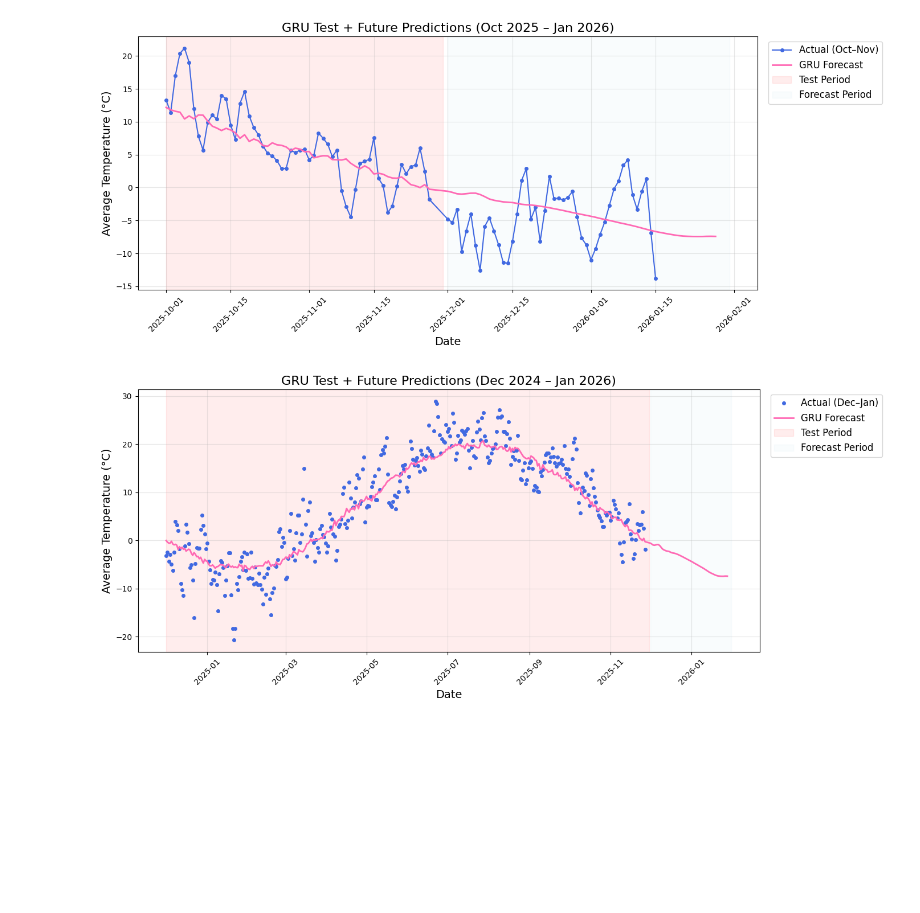
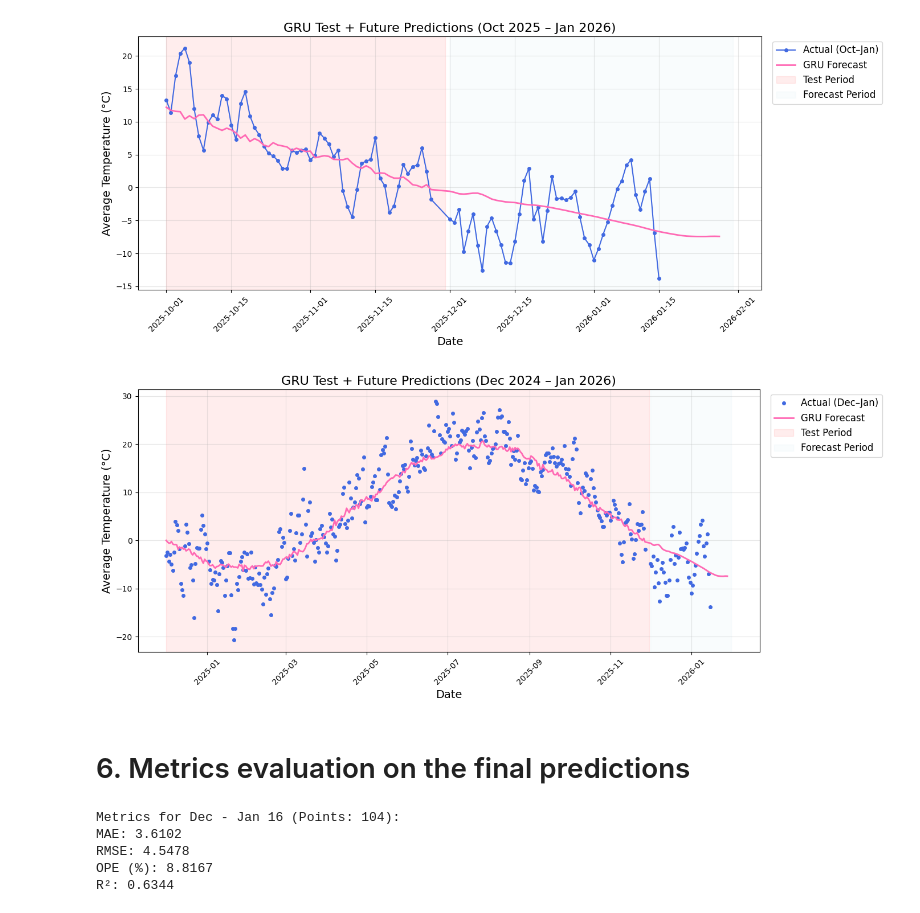
Before and after one commit to smn-krn/TIS3IL-WS25-Project, a Jupyter notebook: code/04-final-prediction.ipynb, the cells around one changed output. Saved outputs shown, nothing was run; the diff lists cells and outputs as text; code cells hidden in the pictures; blank space fills up the shorter version.

Commit message:
Final visualizations, updated preprocessing report with images, updated slides for project pitch

```diff
--- a/code/04-final-prediction.ipynb
+++ b/code/04-final-prediction.ipynb
@@ -59,7 +76,7 @@ KY310   -84.1798        269  America/Detroit   26977.6
 # %%
 # Set time period
 START = datetime(2025, 12, 1)
-END = datetime(2026, 1, 15)
+END = datetime(2026, 1, 16)
 
 
 # Get daily data
@@ -166,7 +179,7 @@ Non-Null Count  Dtype
 dtypes: Float64(1)
 memory usage: 782.0 bytes
 # %%
-preprocessed_data = pd.read_csv(r'C:\Users\Celina Binder\Documents\github_respository\TIS3IL-WS25-Project\data\processed\processed_weather_data_michigan.csv', index_col='time')
+preprocessed_data = pd.read_csv(r'C:\Public\TIS3IL-WS25-Project\data\processed\processed_weather_data_michigan.csv', index_col='time')
 # %%
 df_old = preprocessed_data.reset_index(drop=False)
 df_new = data.reset_index(drop=False)
@@ -229,7 +242,7 @@ splits = split_time_series(
     val_end="2020-12-31",
     test_end="2025-11-30",
     start_date="1980-01-01",
-    end_date="2026-01-15"
+    end_date="2026-01-16"
 )
 
 train_df = splits["train"]
@@ -426,7 +441,7 @@ plt.show()
 future_pred = pd.read_parquet("../data/models/best_neural_forecast_dec_jan.parquet", engine="fastparquet")
 
 #Filter actual test data for December–January
-test_dec_jan = df_all[(df_all['time'] >= "2024-12-01") & (df_all['time'] <= "2026-01-15")]
+test_dec_jan = df_all[(df_all['time'] >= "2024-12-01") & (df_all['time'] <= "2026-01-16")]
 
 #Example if column is 'index' instead of 'ds'
 if 'date' in future_pred.columns:
@@ -438,37 +453,86 @@ future_pred['ds'] = pd.to_datetime(future_pred['ds'])
 
 #Get corresponding GRU test predictions for Dec–Nov
 test_pred_series = pd.Series(neural_results['test_pred'], index=test_df['time'])
-test_pred_oct_nov = test_pred_series.loc["2024-12-01":"2025-11-30"]
+test_pred_dec_nov = test_pred_series.loc["2024-12-01":"2025-11-30"]
 
 #Combine test predictions with future predictions (Dec–Jan)
 #Convert index to Series before concatenation
-combined_dates = pd.concat([pd.Series(test_pred_oct_nov.index), future_pred['ds']])
-combined_values = pd.concat([pd.Series(test_pred_oct_nov.values), future_pred['y_pred']])
+combined_dates = pd.concat([pd.Series(test_pred_dec_nov.index), future_pred['ds']])
+combined_values = pd.concat([pd.Series(test_pred_dec_nov.values), future_pred['y_pred']])
 
 
 #Plot
 plt.figure(figsize=(14, 6))
 
-#Actual data for Dec–Nov
-plt.plot(test_oct_nov['time'], test_oct_nov['tavg'], 'o', color='royalblue', markersize=4, label='Actual (Dec–Nov)')
+#Actual data for Dec–Jan
+plt.plot(test_dec_jan['time'], test_dec_jan['tavg'], 'o', color='royalblue', markersize=4, label='Actual (Dec–Jan)')
 
 #GRU forecast (test + future)
 plt.plot(combined_dates, combined_values, '-', color='hotpink', linewidth=2, label='GRU Forecast')
 
 #highlight Dec–Nov and Dec–Jan periods
 plt.axvspan("2024-12-01", "2025-11-30", color='red', alpha=0.07, label="Test Period")
 plt.axvspan("2025-12-01", "2026-01-31", color='lightblue', alpha=0.07, label="Forecast Period")
 
 #Labels, grid, and legend
 plt.xlabel("Date", fontsize=14)
 plt.ylabel("Average Temperature (°C)", fontsize=14)
 plt.title("GRU Test + Future Predictions (Dec 2024 – Jan 2026)", fontsize=16)
 plt.grid(alpha=0.3)
 plt.legend(bbox_to_anchor=(1.01, 1), loc='upper left', fontsize=12)
 
 #X-axis formatting
 plt.xticks(rotation=45)
 plt.tight_layout()
 plt.show()
 # %% [output]
-[figure, old version]
+[figure, new version]
+# %% [markdown]
+# 6. Metrics evaluation on the final predictions
+# %%
+import numpy as np
+import pandas as pd
+from sklearn.metrics import mean_absolute_error, mean_squared_error, r2_score
+
+#Prepare a DataFrame for the combined predictions
+pred_df = pd.DataFrame({
+    'time': combined_dates.values,
+    'y_pred': combined_values.values
+})
+
+#Merge actuals and predictions on the time column to ensure alignment
+#inner join to only include dates present in both datasets
+eval_df = pd.merge(test_dec_jan[['time', 'tavg']], pred_df, on='time', how='inner')
+
+#Define metrics
+y_true = eval_df['tavg']
+y_pred = eval_df['y_pred']
+
+def calculate_metrics(actual, pred):
+    mae = mean_absolute_error(actual, pred)
+    mse = mean_squared_error(actual, pred)
+    rmse = np.sqrt(mse)
+    ope = (np.sum(pred) - np.sum(actual)) / np.sum(actual) * 100
+    r2 = r2_score(actual, pred)
+
+    return {
+        "MAE": mae,
+        "RMSE": rmse,
+        "OPE (%)": ope,
+        "R²": r2,
+        "Datapoints": len(actual)
+    }
+
+
+metrics = calculate_metrics(y_true, y_pred)
+
+print(f"Metrics for Dec - Jan 16 (Points: {metrics['Datapoints']}):")
+for k, v in metrics.items():
+    if k != "Datapoints":
+        print(f"{k}: {v:.4f}")
+# %% [output]
+Metrics for Dec - Jan 16 (Points: 104):
+MAE: 3.6102
+RMSE: 4.5478
+OPE (%): 8.8167
+R²: 0.6344
```
Also changed, not shown: parts of 10 cells of this notebook, 23 other files.
